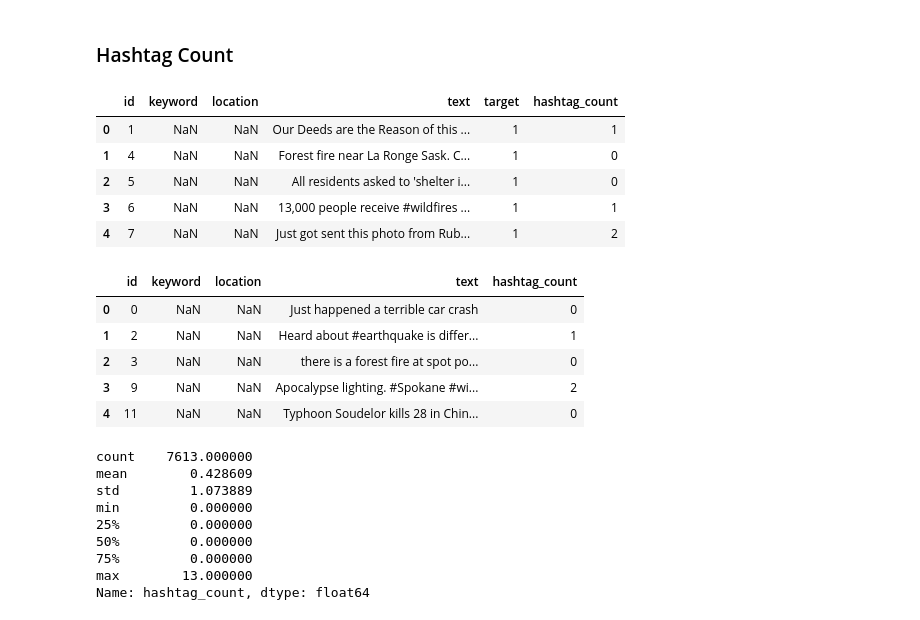
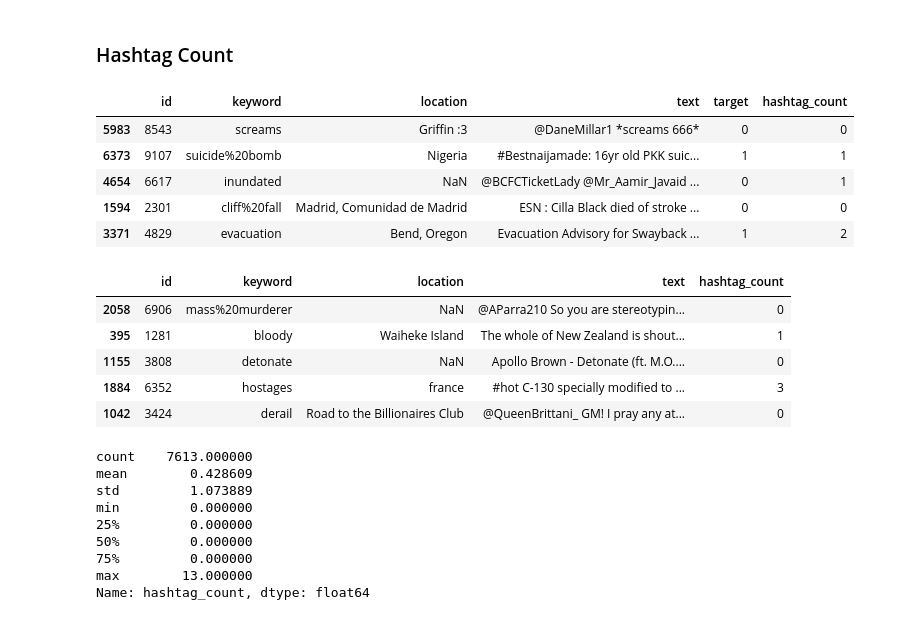
Before and after one commit to mayur7garg/DisasterTweetClassification, a Jupyter notebook: Disaster Tweets NLP.ipynb, the cells around one changed output. Drawn from its saved outputs; the diff is of its cells as text; code cells hidden in the pictures.

```diff
--- a/Disaster Tweets NLP.ipynb
+++ b/Disaster Tweets NLP.ipynb
@@ -76,25 +76,25 @@ dtype: int64
 ### Hashtag Count
 # %%
 hashtag = r"#[a-zA-Z]\w+"
-train_df['hashtag_count'] = train_df['text'].apply(lambda txt: len(re.findall(hashtag, txt)))
-train_df.head()
+train_df['hashtag_count'] = train_df['text'].apply(lambda txt: len(re.findall(hashtag, txt))).astype('int16')
+train_df.sample(5)
 # %% [output]
 |  | id | keyword | location | text | target | hashtag_count |
-| 0 | 1 | NaN | NaN | Our Deeds are the Reason of this ... | 1 | 1 |
-| 1 | 4 | NaN | NaN | Forest fire near La Ronge Sask. C... | 1 | 0 |
-| 2 | 5 | NaN | NaN | All residents asked to 'shelter i... | 1 | 0 |
-| 3 | 6 | NaN | NaN | 13,000 people receive #wildfires ... | 1 | 1 |
-| 4 | 7 | NaN | NaN | Just got sent this photo from Rub... | 1 | 2 |
+| 5983 | 8543 | screams | Griffin :3 | @DaneMillar1 *screams 666* | 0 | 0 |
+| 6373 | 9107 | suicide%20bomb | Nigeria | #Bestnaijamade: 16yr old PKK suic... | 1 | 1 |
+| 4654 | 6617 | inundated | NaN | @BCFCTicketLady @Mr_Aamir_Javaid ... | 0 | 1 |
+| 1594 | 2301 | cliff%20fall | Madrid, Comunidad de Madrid | ESN : Cilla Black died of stroke ... | 0 | 0 |
+| 3371 | 4829 | evacuation | Bend, Oregon | Evacuation Advisory for Swayback ... | 1 | 2 |
 # %%
-test_df['hashtag_count'] = test_df['text'].apply(lambda txt: len(re.findall(hashtag, txt)))
-test_df.head()
+test_df['hashtag_count'] = test_df['text'].apply(lambda txt: len(re.findall(hashtag, txt))).astype('int16')
+test_df.sample(5)
 # %% [output]
 |  | id | keyword | location | text | hashtag_count |
-| 0 | 0 | NaN | NaN | Just happened a terrible car crash | 0 |
-| 1 | 2 | NaN | NaN | Heard about #earthquake is differ... | 1 |
-| 2 | 3 | NaN | NaN | there is a forest fire at spot po... | 0 |
-| 3 | 9 | NaN | NaN | Apocalypse lighting. #Spokane #wi... | 2 |
-| 4 | 11 | NaN | NaN | Typhoon Soudelor kills 28 in Chin... | 0 |
+| 2058 | 6906 | mass%20murderer | NaN | @AParra210 So you are stereotypin... | 0 |
+| 395 | 1281 | bloody | Waiheke Island | The whole of New Zealand is shout... | 1 |
+| 1155 | 3808 | detonate | NaN | Apollo Brown - Detonate (ft. M.O.... | 0 |
+| 1884 | 6352 | hostages | france | #hot C-130 specially modified to ... | 3 |
+| 1042 | 3424 | derail | Road to the Billionaires Club | @QueenBrittani_ GM! I pray any at... | 0 |
 # %%
 train_df['hashtag_count'].describe()
 # %% [output]
```
Also changed, not shown: parts of 20 cells of this notebook, 6 other files.
